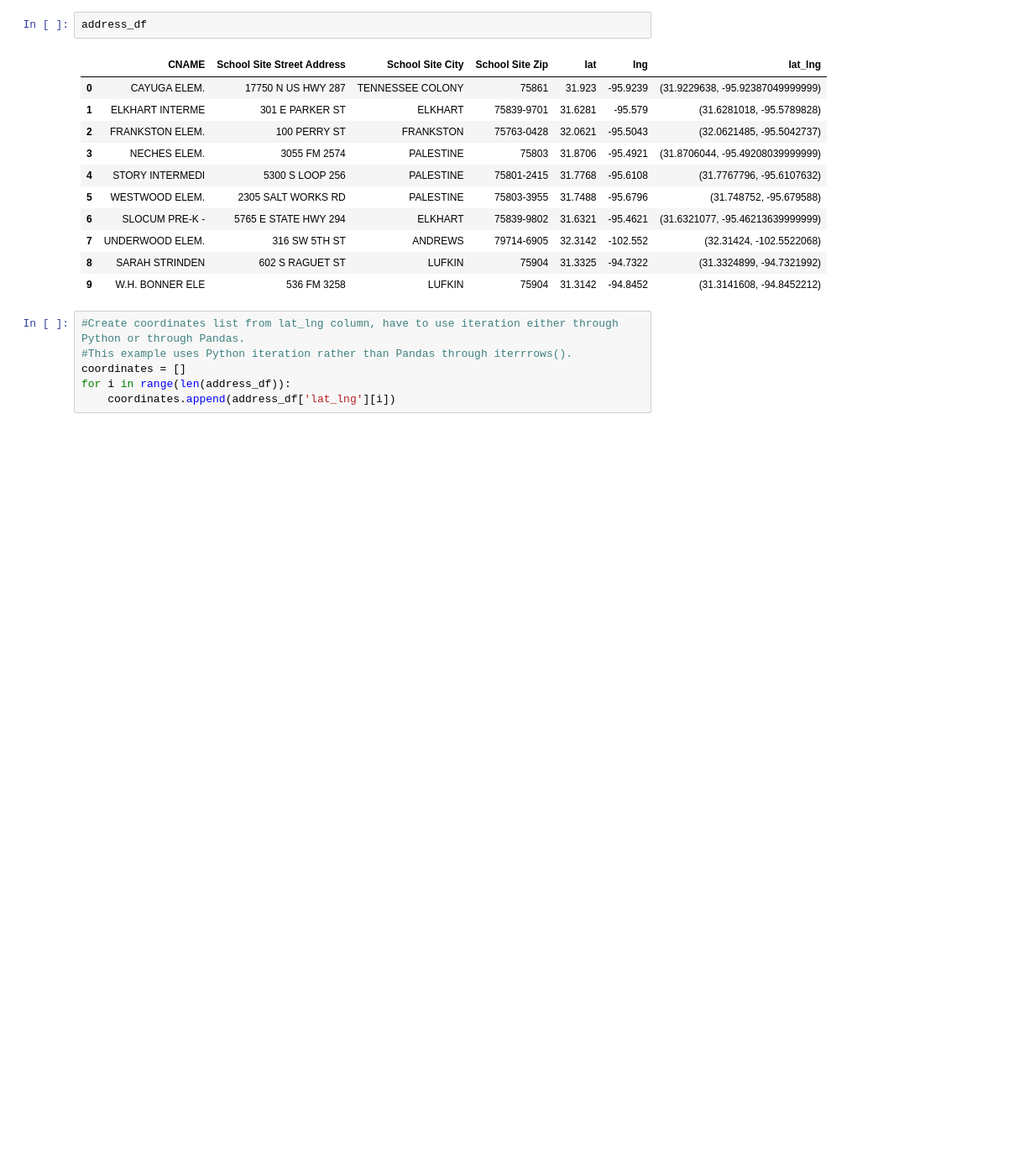
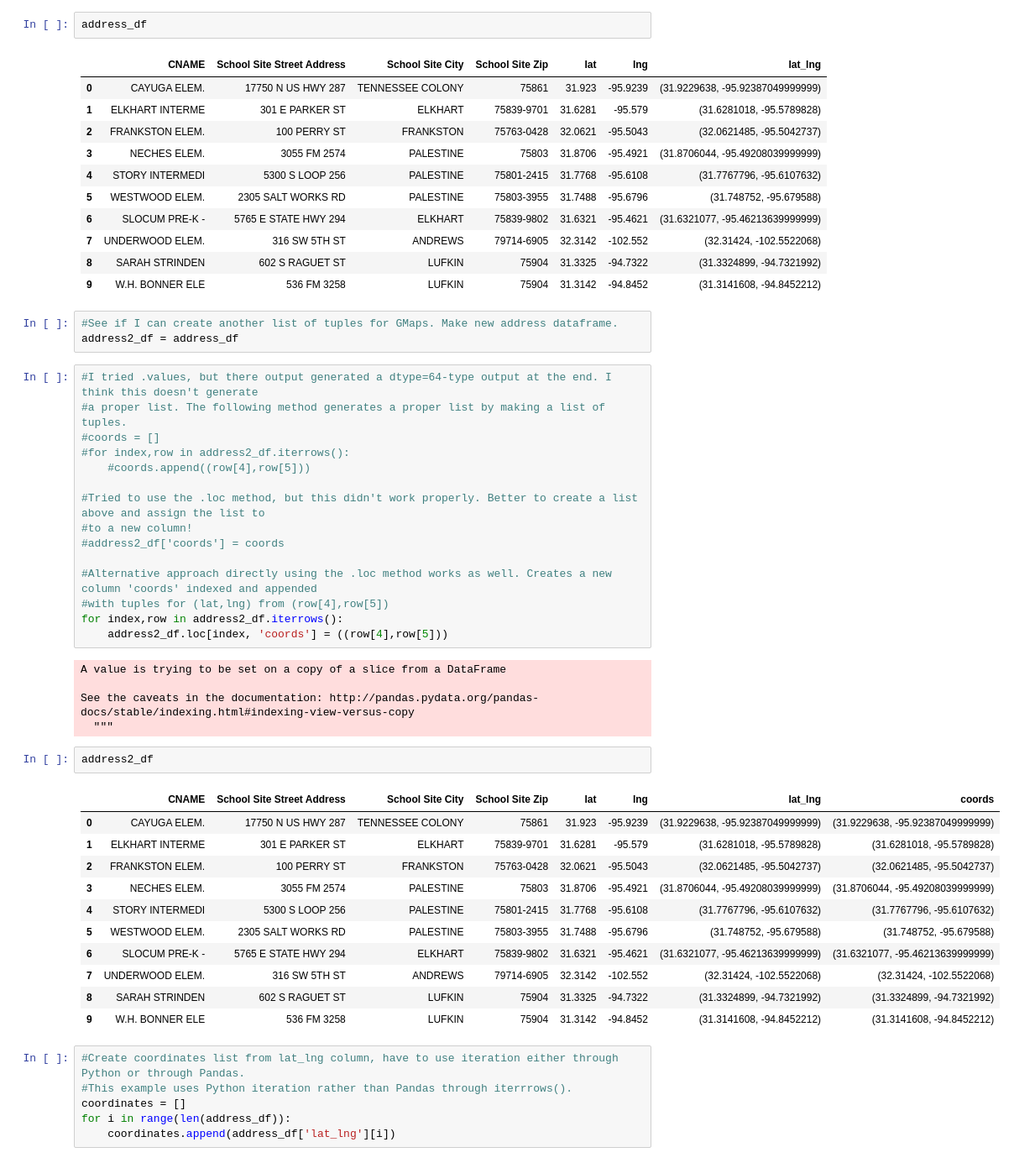
Before and after one commit to stevenjbark/GoogleMapsTest, a Jupyter notebook: GoogleMapsTesting.ipynb, the cells around one changed output. Shown at 84% size. Cells and saved outputs as stored; diff of their text form; blank space fills up the shorter version.

Commit message:
Commit after adding alternative methods for generating tuples for GMAPS.

```diff
--- a/GoogleMapsTesting.ipynb
+++ b/GoogleMapsTesting.ipynb
@@ -186,6 +195,43 @@ address_df
 | 7 | UNDERWOOD ELEM. | 316 SW 5TH ST | ANDREWS | 79714-6905 | 32.3142 | -102.552 | (32.31424, -102.5522068) |
 | 8 | SARAH STRINDEN | 602 S RAGUET ST | LUFKIN | 75904 | 31.3325 | -94.7322 | (31.3324899, -94.7321992) |
 | 9 | W.H. BONNER ELE | 536 FM 3258 | LUFKIN | 75904 | 31.3142 | -94.8452 | (31.3141608, -94.8452212) |
+# %%
+#See if I can create another list of tuples for GMaps. Make new address dataframe.
+address2_df = address_df
+# %%
+#I tried .values, but there output generated a dtype=64-type output at the end. I think this doesn't generate
+#a proper list. The following method generates a proper list by making a list of tuples.
+#coords = []
+#for index,row in address2_df.iterrows():
+    #coords.append((row[4],row[5]))
+
+#Tried to use the .loc method, but this didn't work properly. Better to create a list above and assign the list to
+#to a new column!
+#address2_df['coords'] = coords
+
+#Alternative approach directly using the .loc method works as well. Creates a new column 'coords' indexed and appended
+#with tuples for (lat,lng) from (row[4],row[5])
+for index,row in address2_df.iterrows():
+    address2_df.loc[index, 'coords'] = ((row[4],row[5]))
+# %% [output]
+A value is trying to be set on a copy of a slice from a DataFrame
+
+See the caveats in the documentation: http://pandas.pydata.org/pandas-docs/stable/indexing.html#indexing-view-versus-copy
+  """
+# %%
+address2_df
+# %% [output]
+|  | CNAME | School Site Street Address | School Site City | School Site Zip | lat | lng | lat_lng | coords |
+| 0 | CAYUGA ELEM. | 17750 N US HWY 287 | TENNESSEE COLONY | 75861 | 31.923 | -95.9239 | (31.9229638, -95.92387049999999) | (31.9229638, -95.92387049999999) |
+| 1 | ELKHART INTERME | 301 E PARKER ST | ELKHART | 75839-9701 | 31.6281 | -95.579 | (31.6281018, -95.5789828) | (31.6281018, -95.5789828) |
+| 2 | FRANKSTON ELEM. | 100 PERRY ST | FRANKSTON | 75763-0428 | 32.0621 | -95.5043 | (32.0621485, -95.5042737) | (32.0621485, -95.5042737) |
+| 3 | NECHES ELEM. | 3055 FM 2574 | PALESTINE | 75803 | 31.8706 | -95.4921 | (31.8706044, -95.49208039999999) | (31.8706044, -95.49208039999999) |
+| 4 | STORY INTERMEDI | 5300 S LOOP 256 | PALESTINE | 75801-2415 | 31.7768 | -95.6108 | (31.7767796, -95.6107632) | (31.7767796, -95.6107632) |
+| 5 | WESTWOOD ELEM. | 2305 SALT WORKS RD | PALESTINE | 75803-3955 | 31.7488 | -95.6796 | (31.748752, -95.679588) | (31.748752, -95.679588) |
+| 6 | SLOCUM PRE-K - | 5765 E STATE HWY 294 | ELKHART | 75839-9802 | 31.6321 | -95.4621 | (31.6321077, -95.46213639999999) | (31.6321077, -95.46213639999999) |
+| 7 | UNDERWOOD ELEM. | 316 SW 5TH ST | ANDREWS | 79714-6905 | 32.3142 | -102.552 | (32.31424, -102.5522068) | (32.31424, -102.5522068) |
+| 8 | SARAH STRINDEN | 602 S RAGUET ST | LUFKIN | 75904 | 31.3325 | -94.7322 | (31.3324899, -94.7321992) | (31.3324899, -94.7321992) |
+| 9 | W.H. BONNER ELE | 536 FM 3258 | LUFKIN | 75904 | 31.3142 | -94.8452 | (31.3141608, -94.8452212) | (31.3141608, -94.8452212) |
 # %%
 #Create coordinates list from lat_lng column, have to use iteration either through Python or through Pandas.
 #This example uses Python iteration rather than Pandas through iterrrows().
```
Also changed, not shown: parts of 2 cells of this notebook.
